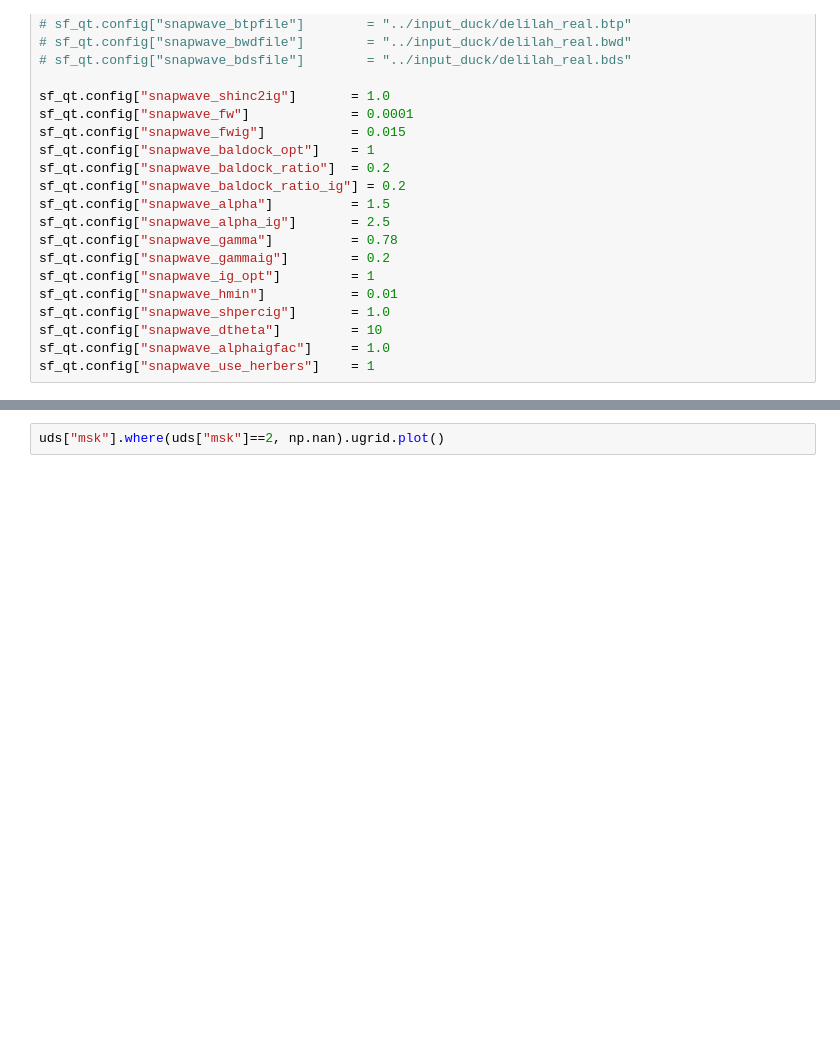
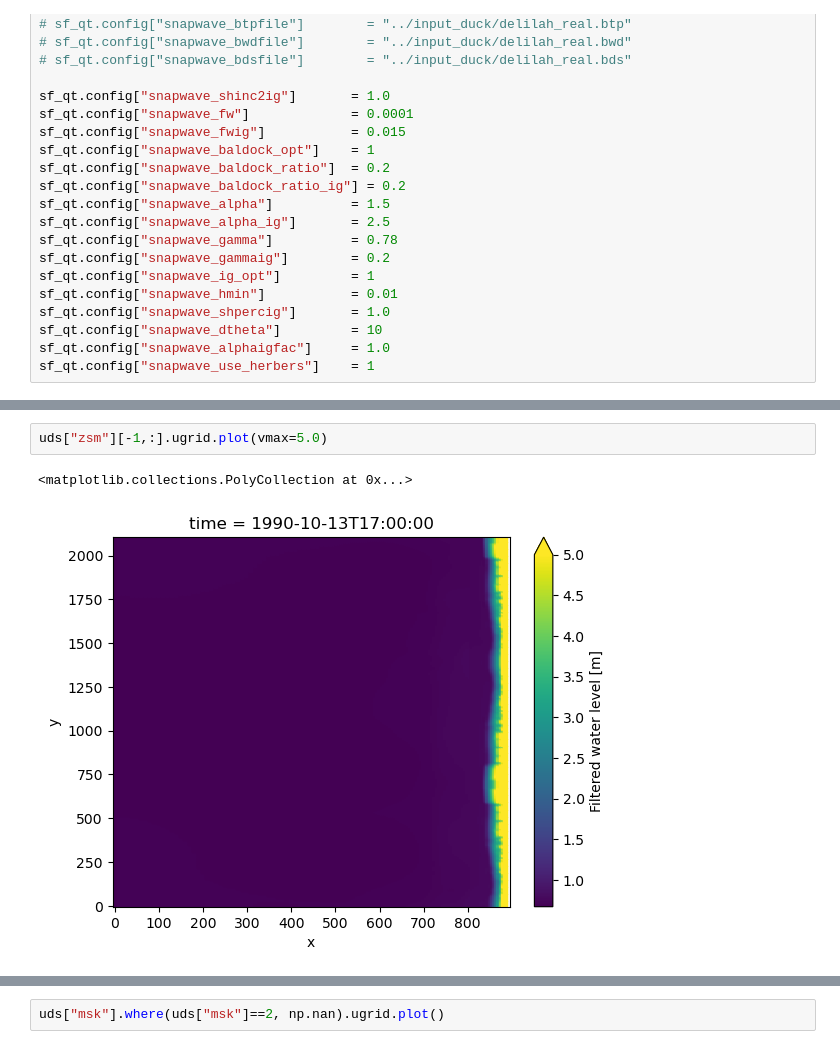
Before and after one commit to Deltares/hydromt_sfincs, a Jupyter notebook: examples/make_Duck_hydromt.ipynb, the cells around one changed output, grey strips where cells are left out. Cells and saved outputs as stored; diff of their text form; blank space fills up the shorter version.

```diff
--- a/examples/make_Duck_hydromt.ipynb
+++ b/examples/make_Duck_hydromt.ipynb
@@ -432,0 +476,5 @@ uds["zsmax"].max(dim="timemax").ugrid.plot(vmax=1.0)
+# %%
+uds["zsm"][-1,:].ugrid.plot(vmax=5.0)
+# %% [output]
+<matplotlib.collections.PolyCollection at 0x...>
+[figure, added]
```
Also changed, not shown: parts of 35 cells of this notebook, 1 other file.
